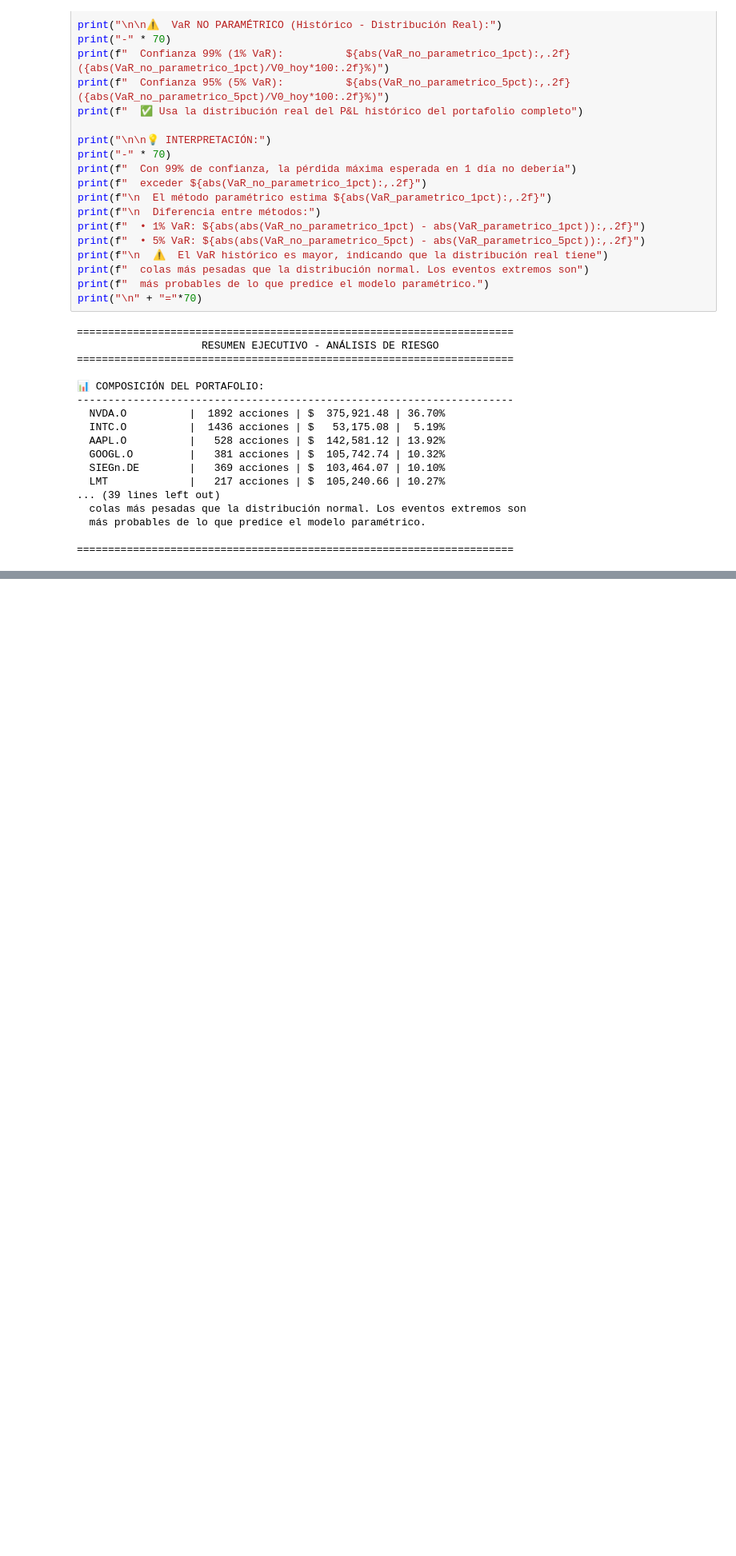
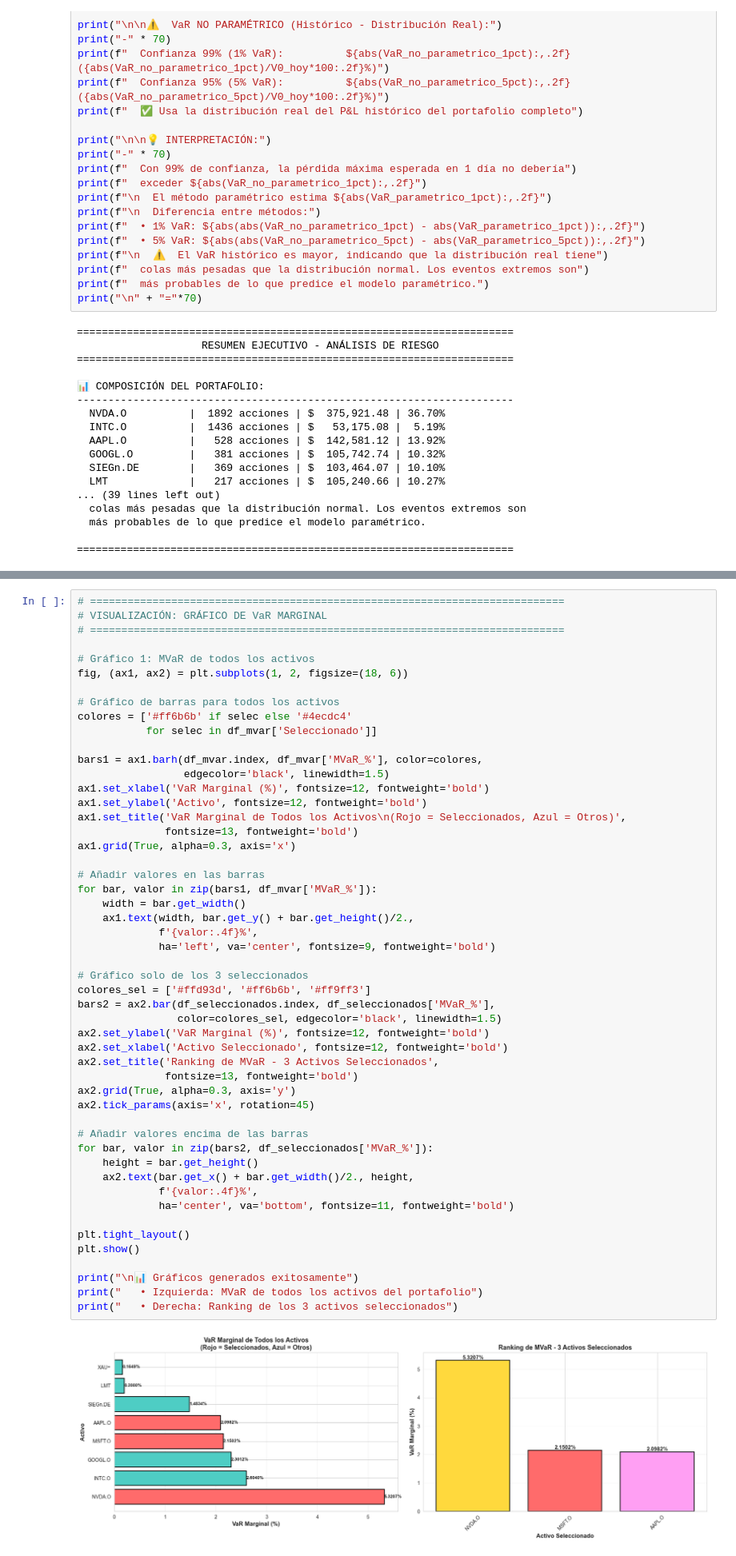
Before and after one commit to JuanMarcoCastro/Riesgos, a Jupyter notebook: actividad3_equipo3.ipynb, the cells around one changed output, grey strips where cells are left out. Shown: that part at 80% size. Saved outputs shown, nothing was run; the diff lists cells and outputs as text; blank space fills up the shorter version.

```diff
--- a/actividad2_equipo3.ipynb
+++ b/actividad3_equipo3.ipynb
@@ -855,0 +1209,53 @@ print("\n" + "="*70)
+# %%
+# ============================================================================
+# VISUALIZACIÓN: GRÁFICO DE VaR MARGINAL
+# ============================================================================
+
+# Gráfico 1: MVaR de todos los activos
+fig, (ax1, ax2) = plt.subplots(1, 2, figsize=(18, 6))
+
+# Gráfico de barras para todos los activos
+colores = ['#ff6b6b' if selec else '#4ecdc4'
+           for selec in df_mvar['Seleccionado']]
+
+bars1 = ax1.barh(df_mvar.index, df_mvar['MVaR_%'], color=colores,
+                 edgecolor='black', linewidth=1.5)
+ax1.set_xlabel('VaR Marginal (%)', fontsize=12, fontweight='bold')
+ax1.set_ylabel('Activo', fontsize=12, fontweight='bold')
+ax1.set_title('VaR Marginal de Todos los Activos\n(Rojo = Seleccionados, Azul = Otros)',
+              fontsize=13, fontweight='bold')
+ax1.grid(True, alpha=0.3, axis='x')
+
+# Añadir valores en las barras
+for bar, valor in zip(bars1, df_mvar['MVaR_%']):
+    width = bar.get_width()
+    ax1.text(width, bar.get_y() + bar.get_height()/2.,
+             f'{valor:.4f}%',
+             ha='left', va='center', fontsize=9, fontweight='bold')
+
+# Gráfico solo de los 3 seleccionados
+colores_sel = ['#ffd93d', '#ff6b6b', '#ff9ff3']
+bars2 = ax2.bar(df_seleccionados.index, df_seleccionados['MVaR_%'],
+                color=colores_sel, edgecolor='black', linewidth=1.5)
+ax2.set_ylabel('VaR Marginal (%)', fontsize=12, fontweight='bold')
+ax2.set_xlabel('Activo Seleccionado', fontsize=12, fontweight='bold')
+ax2.set_title('Ranking de MVaR - 3 Activos Seleccionados',
+              fontsize=13, fontweight='bold')
+ax2.grid(True, alpha=0.3, axis='y')
+ax2.tick_params(axis='x', rotation=45)
+
+# Añadir valores encima de las barras
+for bar, valor in zip(bars2, df_seleccionados['MVaR_%']):
+    height = bar.get_height()
+    ax2.text(bar.get_x() + bar.get_width()/2., height,
+             f'{valor:.4f}%',
+             ha='center', va='bottom', fontsize=11, fontweight='bold')
+
+plt.tight_layout()
+plt.show()
+
+print("\n📊 Gráficos generados exitosamente")
+print("   • Izquierda: MVaR de todos los activos del portafolio")
+print("   • Derecha: Ranking de los 3 activos seleccionados")
+# %% [output]
+[figure, added]
```
Also changed, not shown: parts of 8 cells of this notebook.
